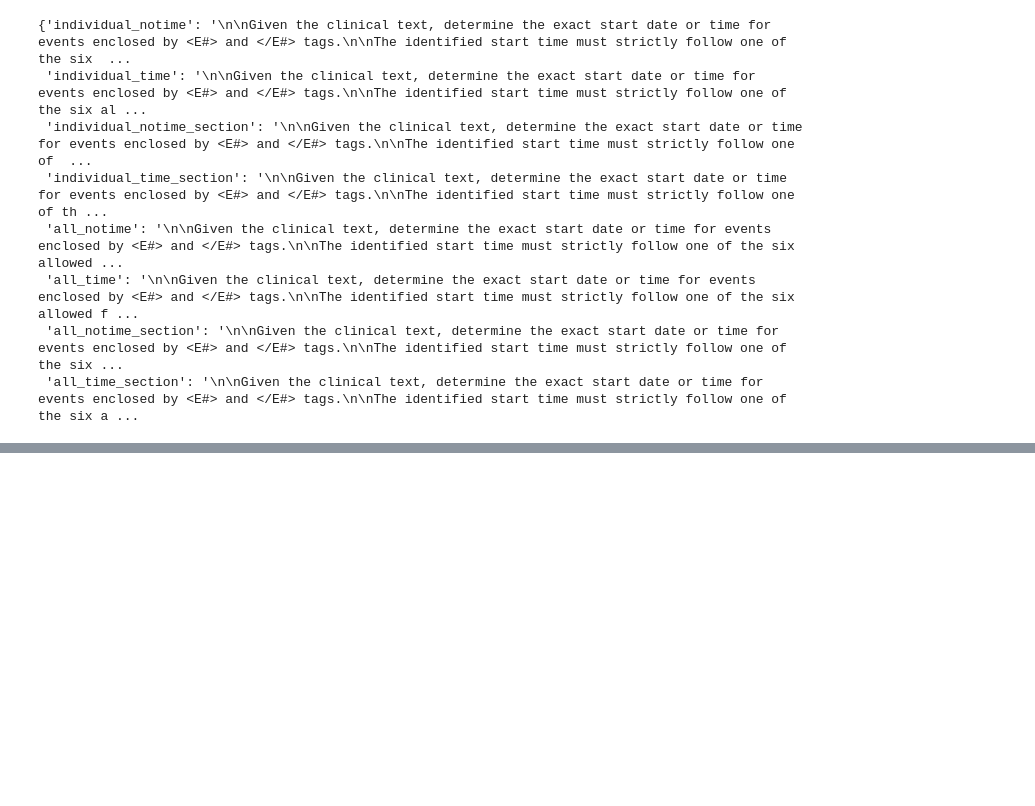
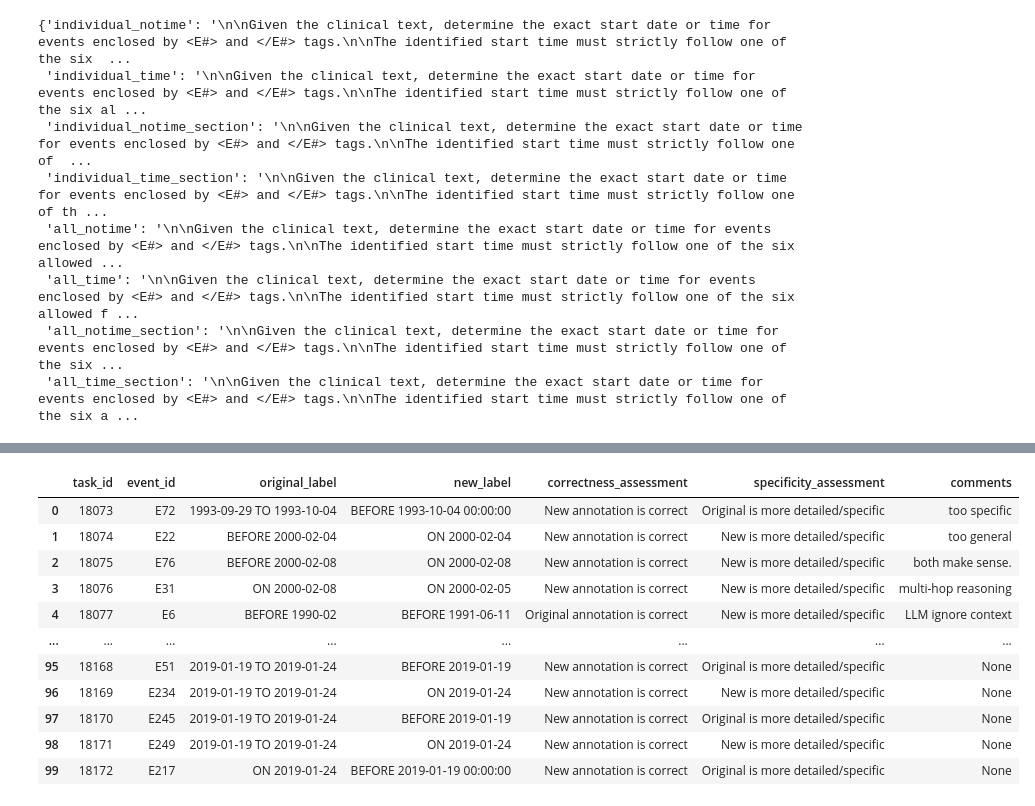
Before and after one commit to wtgme/Temporal_relation, a Jupyter notebook: llm_qa/llm_qa.ipynb, the cells around one changed output, grey strips where cells are left out. Drawn from its saved outputs; the diff is of its cells as text; code cells hidden in the pictures; blank space fills up the shorter version.

```diff
--- a/llm_qa/llm_qa.ipynb
+++ b/llm_qa/llm_qa.ipynb
@@ -348,0 +295,7 @@ promots
+# %%
+folder1 = 'timeline_training'
+folder2 = 'timeline_training_llm_update'
+
+
+gs1 = get_gold_standard(folder1)
+gs2 = get_gold_standard(folder2)
@@ -348,0 +626,67 @@ promots
+# %%
+json_path = '/home/ubuntu/work/Temporal_relation/llm_qa/annotations/TW-at-2025-08-12-15-22-89dc8804.json'
+# %%
+# Extract annotation choices from Label Studio format
+def extract_annotation_choices(json_path):
+    """Extract correctness and specificity choices from Label Studio annotations"""
+    with open(json_path, 'r', encoding='utf-8') as f:
+        data = json.load(f)
+
+    results = []
+    for task in data[:100]:
+        task_id = task.get('id')
+        event_id = task.get('data', {}).get('event_id', 'Unknown')
+        original_label = task.get('data', {}).get('original_label', '')
+        new_label = task.get('data', {}).get('new_label', '')
+
+        # Get the first annotation (assuming single annotator)
+        annotations = task.get('annotations', [])
+        if not annotations:
+            continue
+
+        annotation = annotations[0]
+        result_items = annotation.get('result', [])
+
+        correctness = None
+        specificity = None
+        comments = None
+
+        for item in result_items:
+            from_name = item.get('from_name', '')
+            if from_name == 'correctness':
+                choices = item.get('value', {}).get('choices', [])
+                correctness = choices[0].split(":")[0][1:].strip() if choices else None
+            elif from_name == 'specificity':
+                choices = item.get('value', {}).get('choices', [])
+                specificity = choices[0].split(":")[0][1:].strip() if choices else None
+            elif from_name == 'comments':
+                comments = item.get('value', {}).get('text', [''])[0]
+
+        results.append({
+            'task_id': task_id,
+            'event_id': event_id,
+            'original_label': original_label,
+            'new_label': new_label,
+            'correctness_assessment': correctness,
+            'specificity_assessment': specificity,
+            'comments': comments
+        })
+
+    return pd.DataFrame(results)
+
+# Extract the choices
+df_choices = extract_annotation_choices(json_path)
+print(f"Extracted {len(df_choices)} annotated tasks")
+display(df_choices)
+
+# # Summary statistics
+# print("\n=== Correctness Assessment Summary ===")
+# if 'correctness_assessment' in df_choices.columns:
+#     correctness_counts = df_choices['correctness_assessment'].value_counts()
+#     print(correctness_counts)
+
+# print("\n=== Specificity Assessment Summary ===")
+# if 'specificity_assessment' in df_choices.columns:
+#     specificity_counts = df_choices['specificity_assessment'].value_counts()
+#     print(specificity_counts)
+# %% [output]
@@ -348,0 +694,12 @@ promots
+|  | task_id | event_id | original_label | new_label | correctness_assessment | specificity_assessment | comments |
+| 0 | 18073 | E72 | 1993-09-29 TO 1993-10-04 | BEFORE 1993-10-04 00:00:00 | New annotation is correct | Original is more detailed/specific | too specific |
+| 1 | 18074 | E22 | BEFORE 2000-02-04 | ON 2000-02-04 | New annotation is correct | New is more detailed/specific | too general |
+| 2 | 18075 | E76 | BEFORE 2000-02-08 | ON 2000-02-08 | New annotation is correct | New is more detailed/specific | both make sense. |
+| 3 | 18076 | E31 | ON 2000-02-08 | ON 2000-02-05 | New annotation is correct | New is more detailed/specific | multi-hop reasoning |
+| 4 | 18077 | E6 | BEFORE 1990-02 | BEFORE 1991-06-11 | Original annotation is correct | New is more detailed/specific | LLM ignore context |
+| ... | ... | ... | ... | ... | ... | ... | ... |
+| 95 | 18168 | E51 | 2019-01-19 TO 2019-01-24 | BEFORE 2019-01-19 | New annotation is correct | Original is more detailed/specific | None |
+| 96 | 18169 | E234 | 2019-01-19 TO 2019-01-24 | ON 2019-01-24 | New annotation is correct | New is more detailed/specific | None |
+| 97 | 18170 | E245 | 2019-01-19 TO 2019-01-24 | BEFORE 2019-01-19 | New annotation is correct | Original is more detailed/specific | None |
+| 98 | 18171 | E249 | 2019-01-19 TO 2019-01-24 | ON 2019-01-24 | New annotation is correct | New is more detailed/specific | None |
+| 99 | 18172 | E217 | ON 2019-01-24 | BEFORE 2019-01-19 00:00:00 | New annotation is correct | Original is more detailed/specific | None |
```
Also changed, not shown: parts of 33 cells of this notebook, 2 other files.
